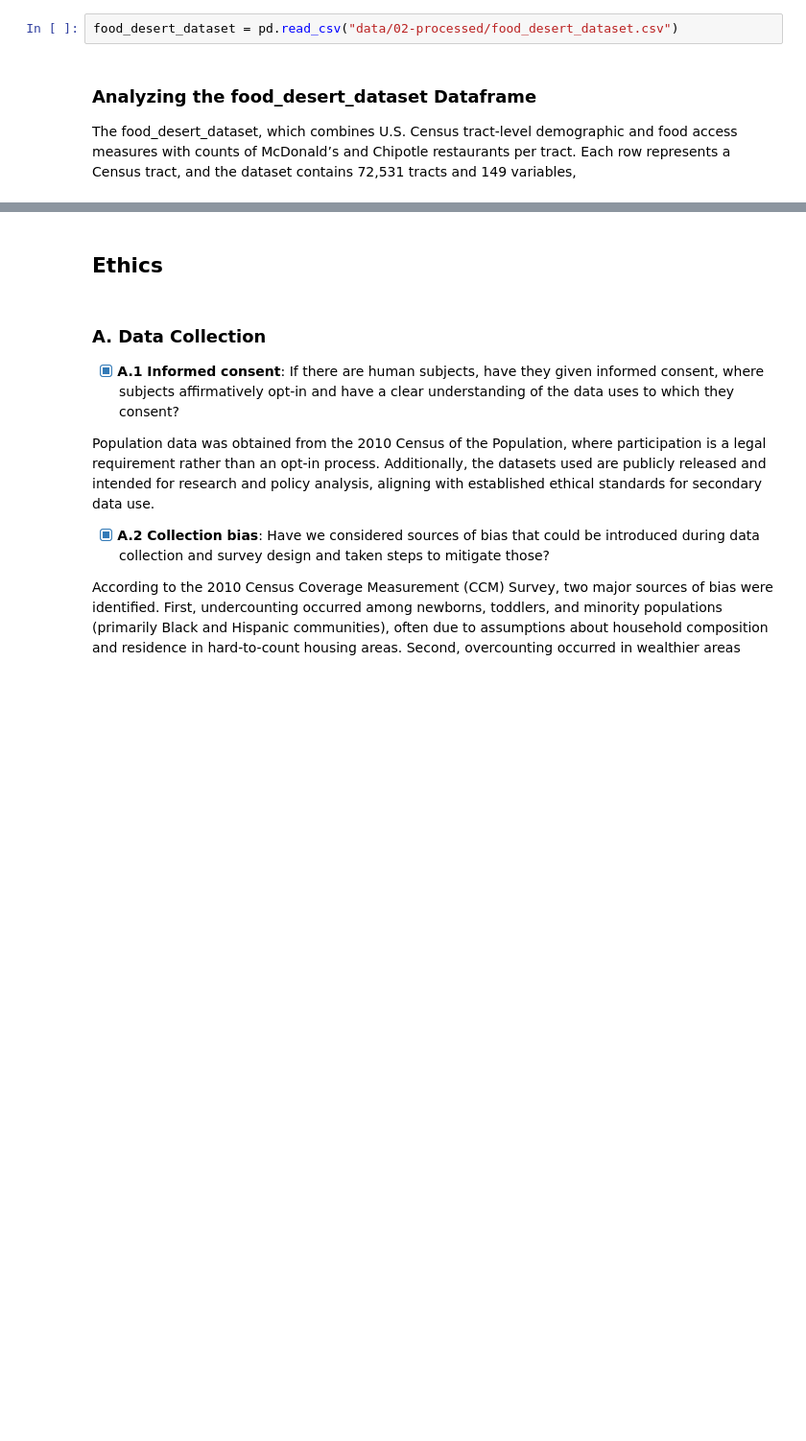
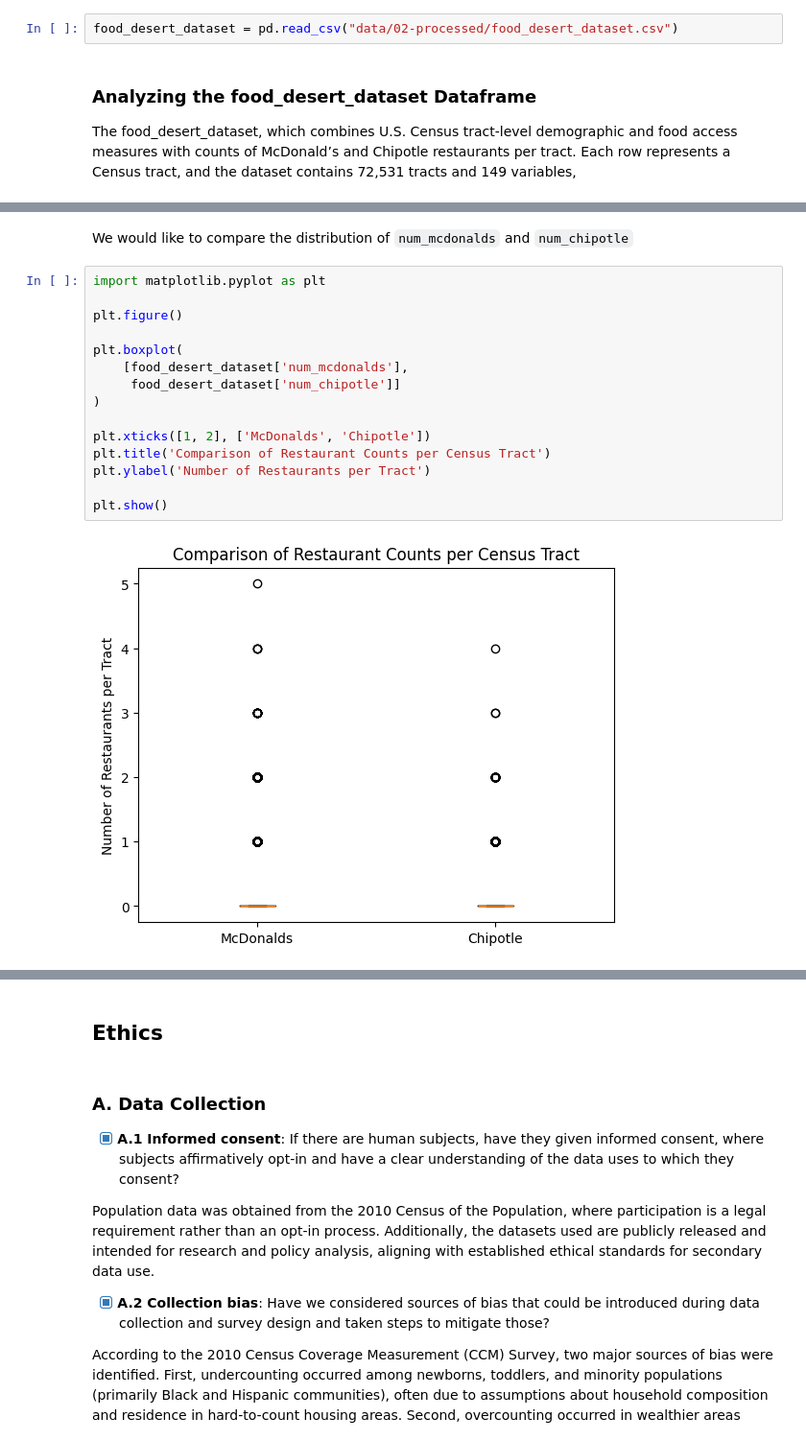
Before and after one commit to COGS108/Group085_WI26, a Jupyter notebook: 02-EDACheckpoint.ipynb, the cells around one changed output, grey strips where cells are left out. Shown at 96% size. Drawn from its saved outputs; the diff is of its cells as text; blank space fills up the shorter version.

Commit message:
pairwise boxplot

```diff
--- a/02-EDACheckpoint.ipynb
+++ b/02-EDACheckpoint.ipynb
@@ -419,0 +440,19 @@ Some more words and stuff.  Remember notebooks work best if you interleave the c
+# %% [markdown]
+We would like to compare the distribution of `num_mcdonalds` and `num_chipotle`
+# %%
+import matplotlib.pyplot as plt
+
+plt.figure()
+
+plt.boxplot(
+    [food_desert_dataset['num_mcdonalds'],
+     food_desert_dataset['num_chipotle']]
+)
+
+plt.xticks([1, 2], ['McDonalds', 'Chipotle'])
+plt.title('Comparison of Restaurant Counts per Census Tract')
+plt.ylabel('Number of Restaurants per Tract')
+
+plt.show()
+# %% [output]
+[figure, added]
```
Also changed, not shown: parts of 26 cells of this notebook.
